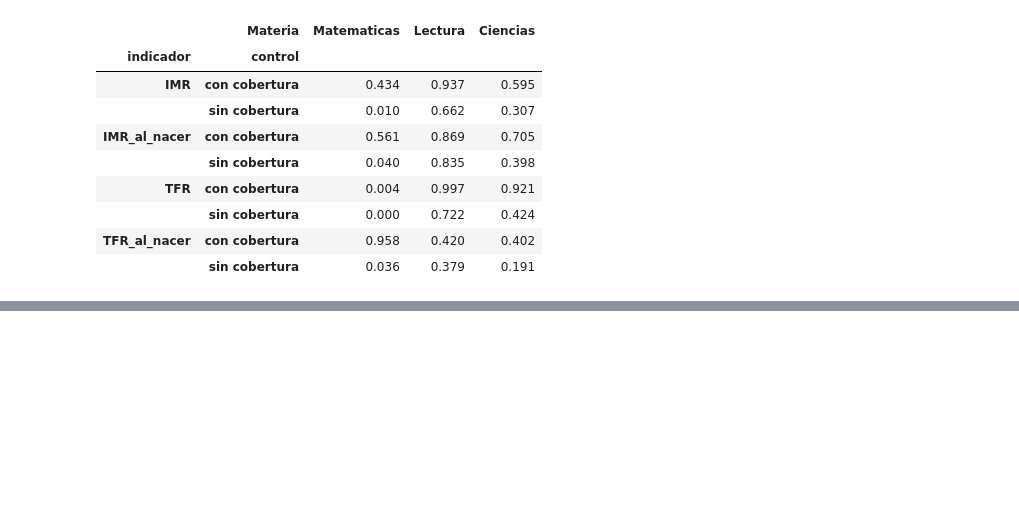
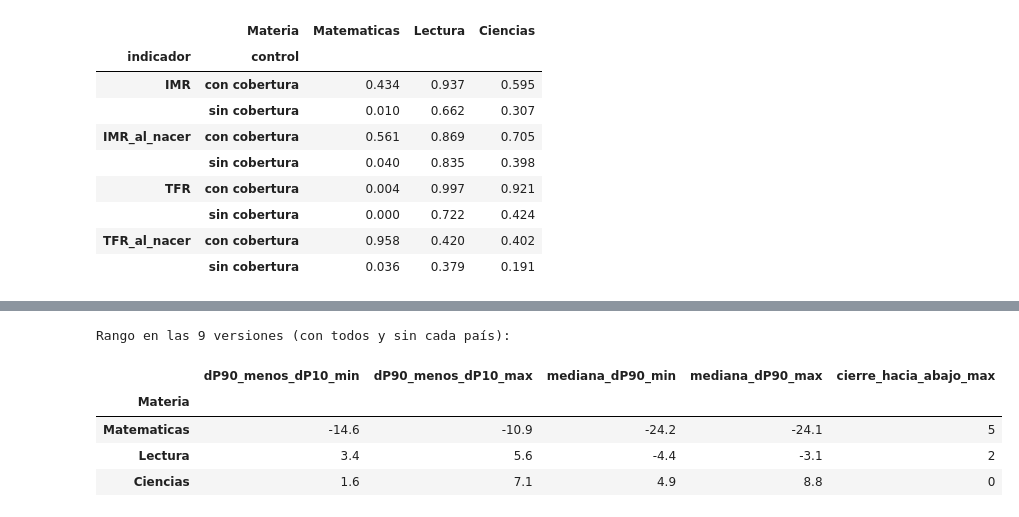
Before and after one commit to aperture-systems-lab/Competencia-ASA, a Jupyter notebook: notebooks/02d_analisis_america_latina.ipynb, the cells around one changed output, grey strips where cells are left out. Cells and saved outputs as stored; diff of their text form; code cells hidden in the pictures; blank space fills up the shorter version.

```diff
--- a/notebooks/02d_analisis_america_latina.ipynb
+++ b/notebooks/02d_analisis_america_latina.ipynb
@@ -394,0 +405,29 @@ Modelos con p < 0,05: 5 de 24
+# %%
+filas = []
+for fuera in ["(ninguno)"] + PAISES:
+    c = cambios if fuera == "(ninguno)" else cambios.loc[cambios["Pais"].ne(fuera)]
+    for materia in MATERIAS:
+        d = c.loc[c["Materia"].eq(materia)]
+        filas.append({
+            "sin": fuera, "Materia": materia, "n": len(d),
+            "mediana_dP10": d["dP10"].median(), "mediana_dP90": d["dP90"].median(),
+            "cierre_hacia_abajo": int(d["tipo"].eq("Cierre hacia abajo").sum()),
+            "cierre_hacia_arriba": int(d["tipo"].eq("Cierre hacia arriba").sum()),
+        })
+loo = pd.DataFrame(filas)
+loo["arriba_menos_abajo"] = loo["mediana_dP90"] - loo["mediana_dP10"]
+
+resumen_loo = loo.groupby("Materia").agg(
+    dP90_menos_dP10_min=("arriba_menos_abajo", "min"), dP90_menos_dP10_max=("arriba_menos_abajo", "max"),
+    mediana_dP90_min=("mediana_dP90", "min"), mediana_dP90_max=("mediana_dP90", "max"),
+    cierre_hacia_abajo_max=("cierre_hacia_abajo", "max"),
+).loc[MATERIAS].round(1)
+print("Rango en las 9 versiones (con todos y sin cada país):")
+resumen_loo
+# %% [output]
+Rango en las 9 versiones (con todos y sin cada país):
+|  | dP90_menos_dP10_min | dP90_menos_dP10_max | mediana_dP90_min | mediana_dP90_max | cierre_hacia_abajo_max |
+| Materia |  |  |  |  |  |
+| Matematicas | -14.6 | -10.9 | -24.2 | -24.1 | 5 |
+| Lectura | 3.4 | 5.6 | -4.4 | -3.1 | 2 |
+| Ciencias | 1.6 | 7.1 | 4.9 | 8.8 | 0 |
```
Also changed, not shown: parts of 10 cells of this notebook, 9 other files.
